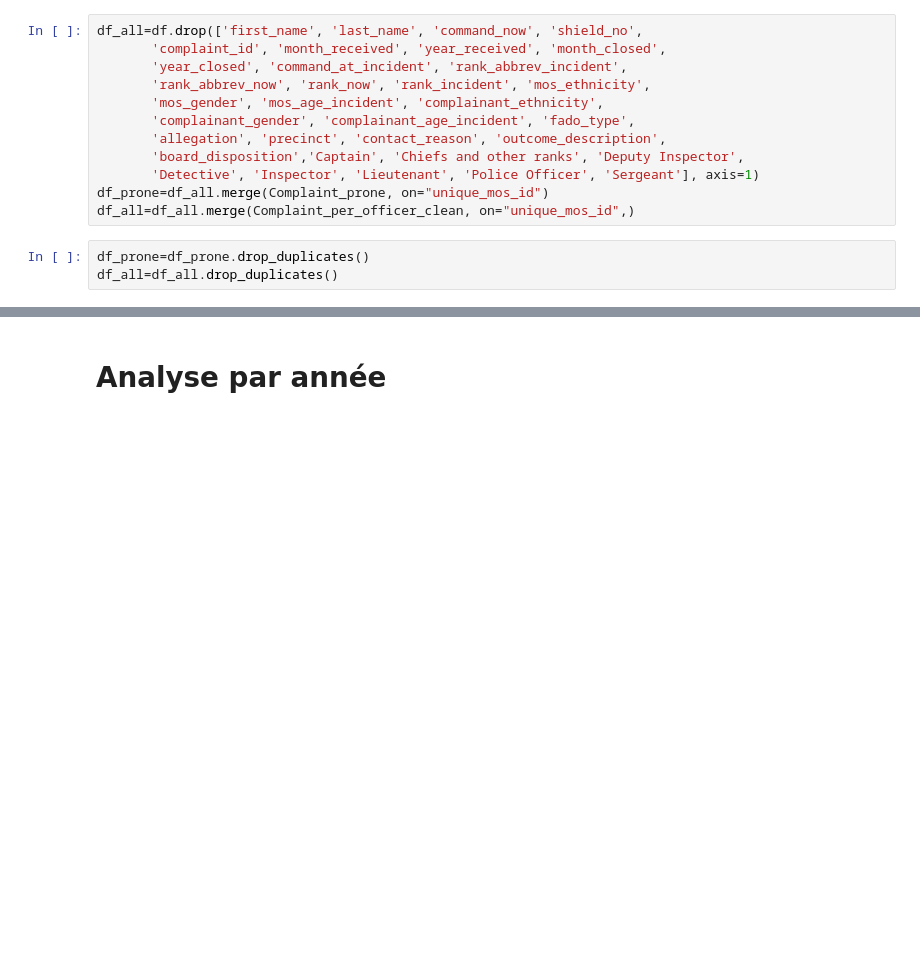
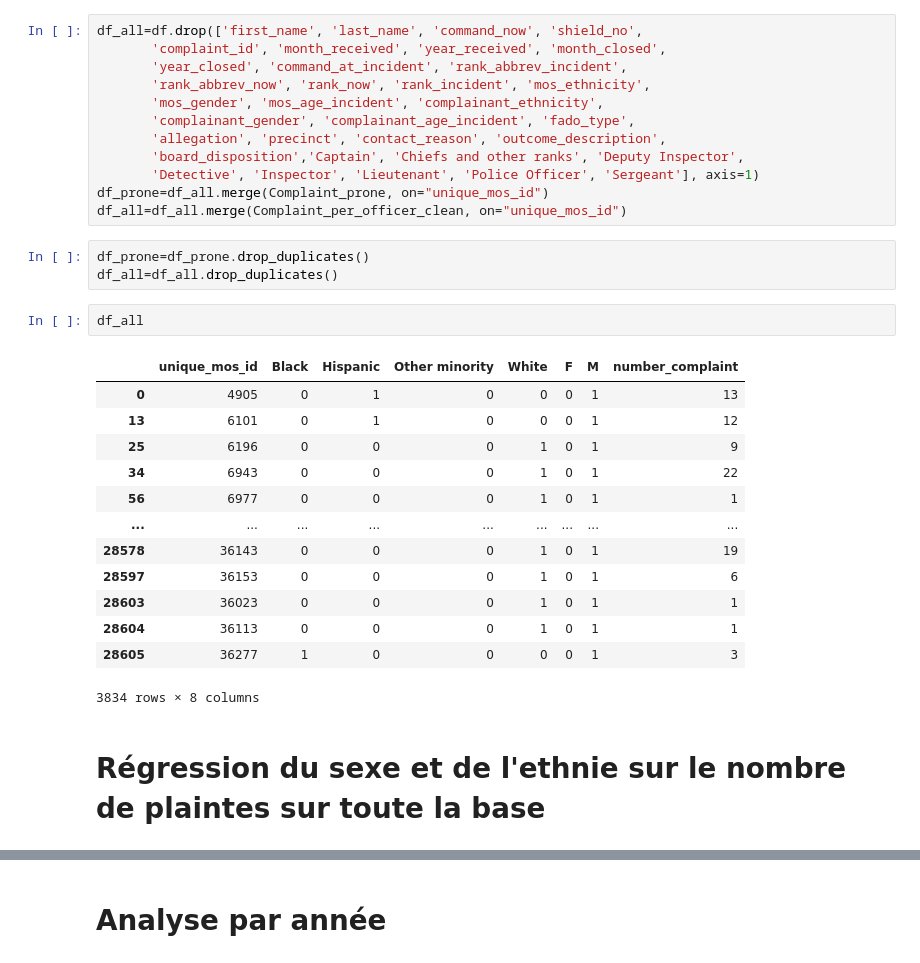
Before and after one commit to ndrettakis/Police-Misconduct-Stat-app, a Jupyter notebook: Partie 2/police_officers_2014.ipynb, the cells around one changed output, grey strips where cells are left out. Saved outputs shown, nothing was run; the diff lists cells and outputs as text; blank space fills up the shorter version.

```diff
--- a/Partie 2/police_officers_2014.ipynb
+++ b/Partie 2/police_officers_2014.ipynb
@@ -75,9 +63,27 @@ df_all=df.drop(['first_name', 'last_name', 'command_now', 'shield_no',
        'board_disposition','Captain', 'Chiefs and other ranks', 'Deputy Inspector',
        'Detective', 'Inspector', 'Lieutenant', 'Police Officer', 'Sergeant'], axis=1)
 df_prone=df_all.merge(Complaint_prone, on="unique_mos_id")
-df_all=df_all.merge(Complaint_per_officer_clean, on="unique_mos_id",)
+df_all=df_all.merge(Complaint_per_officer_clean, on="unique_mos_id")
 # %%
 df_prone=df_prone.drop_duplicates()
 df_all=df_all.drop_duplicates()
+# %%
+df_all
+# %% [output]
+|  | unique_mos_id | Black | Hispanic | Other minority | White | F | M | number_complaint |
+| 0 | 4905 | 0 | 1 | 0 | 0 | 0 | 1 | 13 |
+| 13 | 6101 | 0 | 1 | 0 | 0 | 0 | 1 | 12 |
+| 25 | 6196 | 0 | 0 | 0 | 1 | 0 | 1 | 9 |
+| 34 | 6943 | 0 | 0 | 0 | 1 | 0 | 1 | 22 |
+| 56 | 6977 | 0 | 0 | 0 | 1 | 0 | 1 | 1 |
+| ... | ... | ... | ... | ... | ... | ... | ... | ... |
+| 28578 | 36143 | 0 | 0 | 0 | 1 | 0 | 1 | 19 |
+| 28597 | 36153 | 0 | 0 | 0 | 1 | 0 | 1 | 6 |
+| 28603 | 36023 | 0 | 0 | 0 | 1 | 0 | 1 | 1 |
+| 28604 | 36113 | 0 | 0 | 0 | 1 | 0 | 1 | 1 |
+| 28605 | 36277 | 1 | 0 | 0 | 0 | 0 | 1 | 3 |
+3834 rows × 8 columns
+# %% [markdown]
+# Régression du sexe et de l'ethnie sur le nombre de plaintes sur toute la base
 # %%
 y=df_all[['number_complaint']]
```
Also changed, not shown: parts of 32 cells of this notebook.
